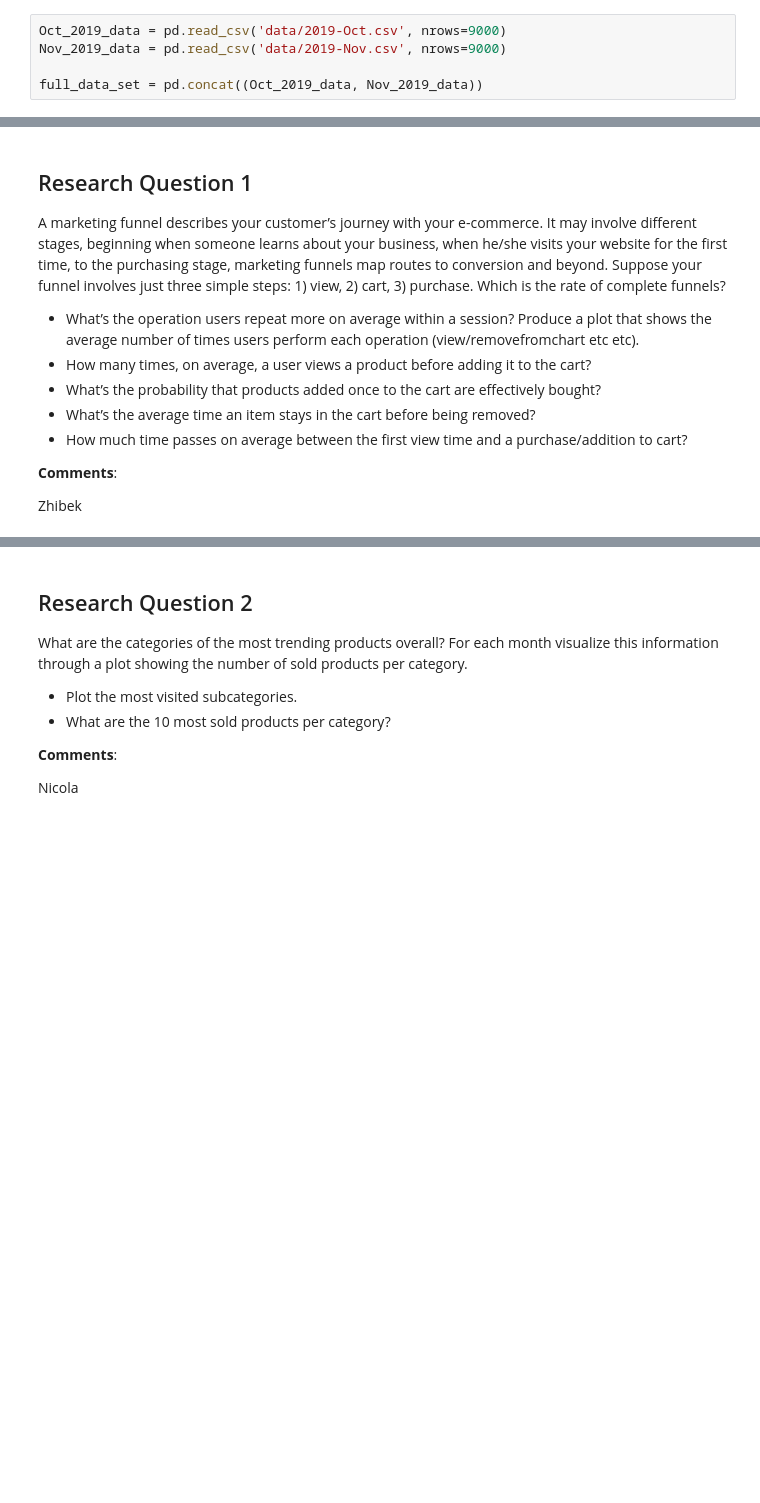
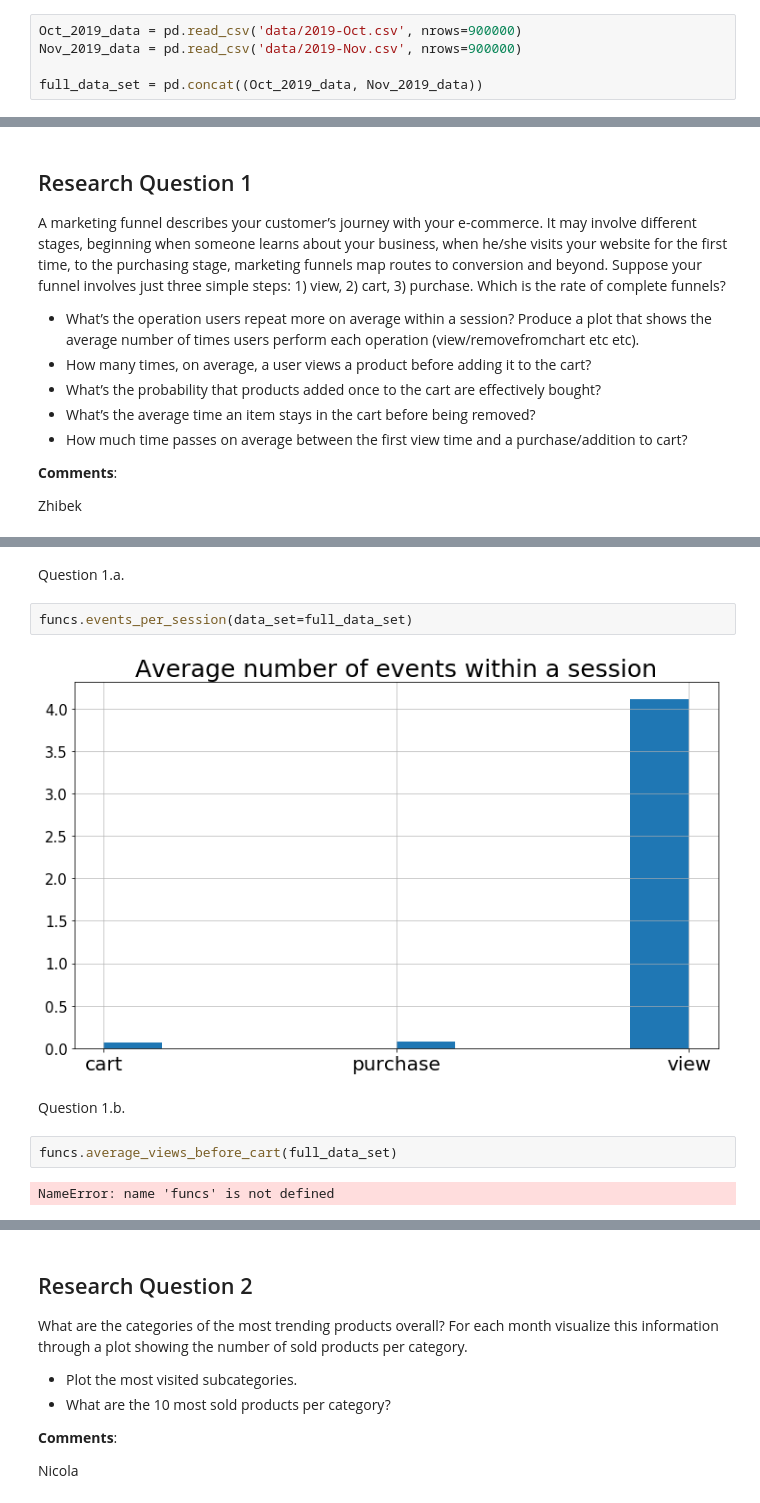
Before and after one commit to ADM-Homework-2/Homework_2, a Jupyter notebook: Main.ipynb, the cells around one changed output, grey strips where cells are left out. Cells and saved outputs as stored; diff of their text form; blank space fills up the shorter version.

Commit message:
Almost all questions have been implemented using a small part of the data set

```diff
--- a/Main.ipynb
+++ b/Main.ipynb
@@ -66,7 +63,7 @@ Nov_2019_data.to_pickle('2019_Oct.pickle')
 # %% [markdown]
 #### Partially read data
 # %%
-Oct_2019_data = pd.read_csv('data/2019-Oct.csv', nrows=9000)
-Nov_2019_data = pd.read_csv('data/2019-Nov.csv', nrows=9000)
+Oct_2019_data = pd.read_csv('data/2019-Oct.csv', nrows=900000)
+Nov_2019_data = pd.read_csv('data/2019-Nov.csv', nrows=900000)
 
 full_data_set = pd.concat((Oct_2019_data, Nov_2019_data))
@@ -90,0 +133,12 @@ Zhibek
+# %% [markdown]
+Question 1.a.
+# %%
+funcs.events_per_session(data_set=full_data_set)
+# %% [output]
+[figure, added]
+# %% [markdown]
+Question 1.b.
+# %%
+funcs.average_views_before_cart(full_data_set)
+# %% [output]
+NameError: name 'funcs' is not defined
```
Also changed, not shown: parts of 18 cells of this notebook, 1 other file.
